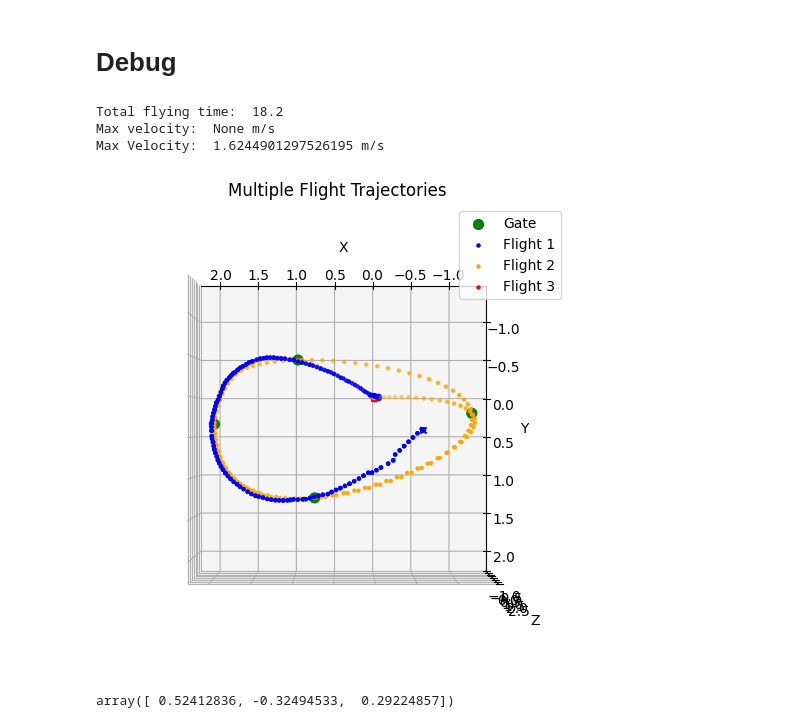
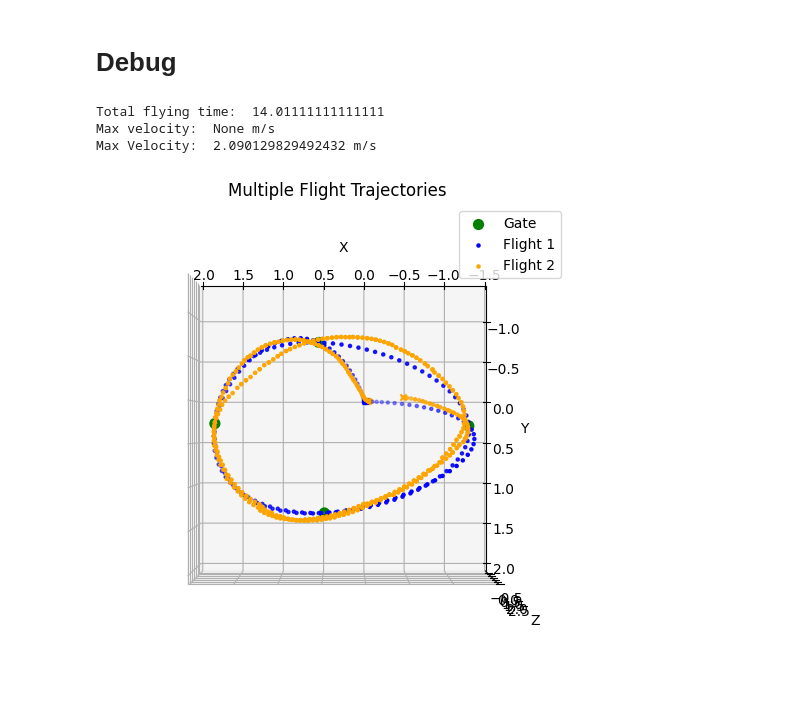
Before and after one commit to MATH-286-Pro/EPFL-MICRO-502-Aerial-Robotics, a Jupyter notebook: Project_2/Planning/test.ipynb, the cells around one changed output. Drawn from its saved outputs; the diff is of its cells as text; code cells hidden in the pictures.

```diff
--- a/Project_2/Planning/test.ipynb
+++ b/Project_2/Planning/test.ipynb
@@ -67,45 +128,44 @@ None
 # %%
 import os
 import sys
+import numpy as np
+import pandas as pd
 
 # 将上一级目录添加到 sys.path
 parent_dir = os.path.abspath(os.path.join(os.getcwd(), ".."))
 if parent_dir not in sys.path:
     sys.path.insert(0, parent_dir)
 import tools
-import pandas as pd
 import PLOT
-import numpy as np
 
 from planning import MotionPlanner3D
 
 cm = 0.01
 HOVER_HEIGHT  = 60*cm
 Trajectory = tools.Trajectory_Class('../../position_records.csv')
 Planner = MotionPlanner3D(Gate_points = Trajectory.return_gate_points_list(),
-                          time_gain   = 1.8,
+                          time_gain   = 1.3,
                           speed_limit = 1.4)
 
 print("Total flying time: ",Planner.time_setpoints[-1])
 print("Max velocity: ",Planner.result_traj_vel_max, "m/s")
 print("Max Velocity: ",np.max(np.linalg.norm(Planner.trajectory_velocities, axis=1)), "m/s")
 
 data_real = PLOT.get_real_pos_list("../../flight_log.csv")
-PLOT.plot_multiple_flight_logs([
-                                data_real,
+PLOT.plot_multiple_flight_logs(
+                                [
                                 Planner.trajectory_setpoints,
-                                np.array(Planner.waypoints)],
+                                data_real,],
                                 np.array(Planner.Gate_points),
                                 type='discrete')
 
-Planner.trajectory_setpoints[10]
-Planner.trajectory_velocities[10]
+# Planner.trajectory_setpoints[10]
+# Planner.trajectory_velocities[10]
 # %% [output]
-Total flying time:  18.2
+Total flying time:  14.01111111111111
 Max velocity:  None m/s
-Max Velocity:  1.6244901297526195 m/s
+Max Velocity:  2.090129829492432 m/s
-[figure, old version]
+[figure, new version]
-array([ 0.52412836, -0.32494533,  0.29224857])
 # %%
 import matplotlib.pyplot as plt
 import numpy as np
```
Also changed, not shown: parts of 6 cells of this notebook, 5 other files.
